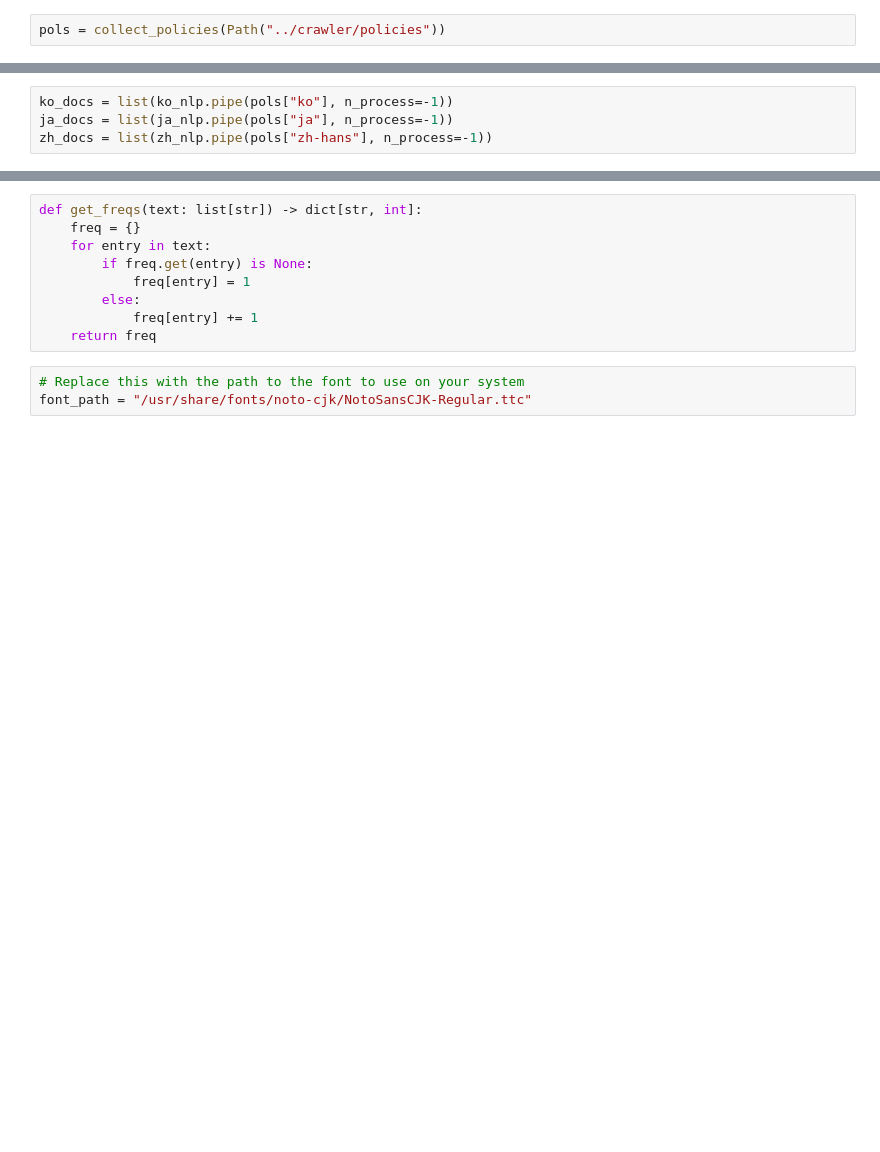
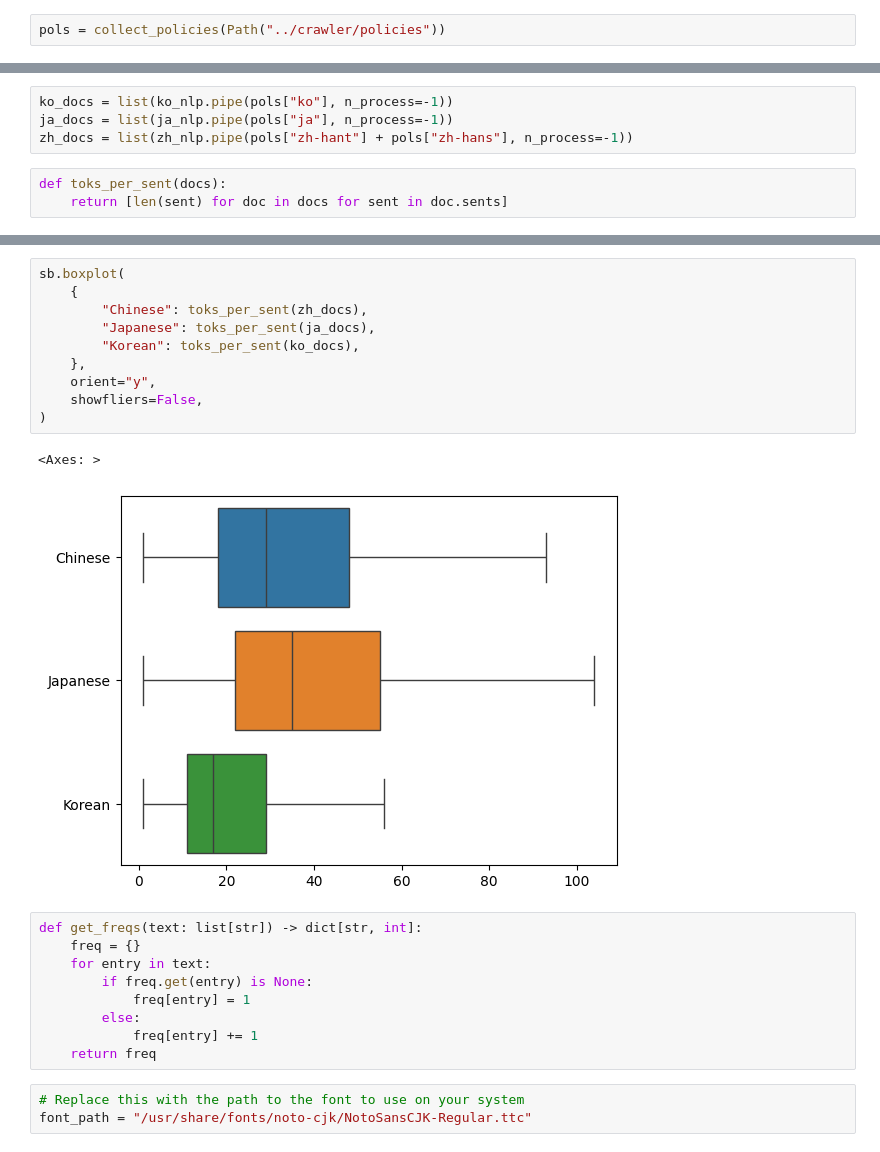
Before and after one commit to Pknakamura/MultiLangPolicyScanner_JPTokenization, a Jupyter notebook: workFolder4Jack/preprocessing.ipynb, the cells around one changed output, grey strips where cells are left out. Saved outputs shown, nothing was run; the diff lists cells and outputs as text; blank space fills up the shorter version.

```diff
--- a/workFolder4Jack/preprocessing.ipynb
+++ b/workFolder4Jack/preprocessing.ipynb
@@ -49,4 +75,7 @@ dict_keys(['zh-hant', 'zh-hans', 'en', 'ja', 'ko'])
 # %%
 ko_docs = list(ko_nlp.pipe(pols["ko"], n_process=-1))
 ja_docs = list(ja_nlp.pipe(pols["ja"], n_process=-1))
-zh_docs = list(zh_nlp.pipe(pols["zh-hans"], n_process=-1))
+zh_docs = list(zh_nlp.pipe(pols["zh-hant"] + pols["zh-hans"], n_process=-1))
+# %%
+def toks_per_sent(docs):
+    return [len(sent) for doc in docs for sent in doc.sents]
@@ -53,3 +143,16 @@ zh_docs = list(zh_nlp.pipe(pols["zh-hans"], n_process=-1))
+# %%
+sb.boxplot(
+    {
+        "Chinese": toks_per_sent(zh_docs),
+        "Japanese": toks_per_sent(ja_docs),
+        "Korean": toks_per_sent(ko_docs),
+    },
+    orient="y",
+    showfliers=False,
+)
+# %% [output]
+<Axes: >
+[figure, added]
 # %%
 def get_freqs(text: list[str]) -> dict[str, int]:
     freq = {}
```
Also changed, not shown: parts of 14 cells of this notebook, 3 other files.
